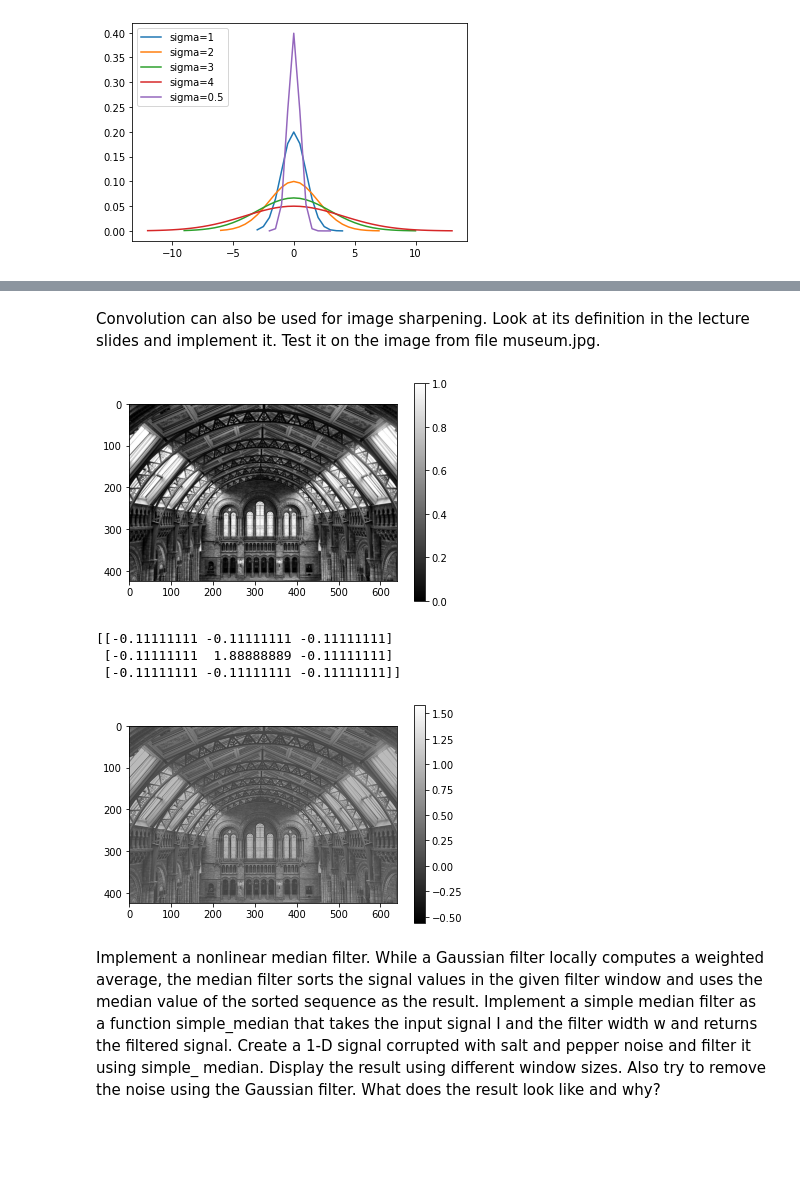
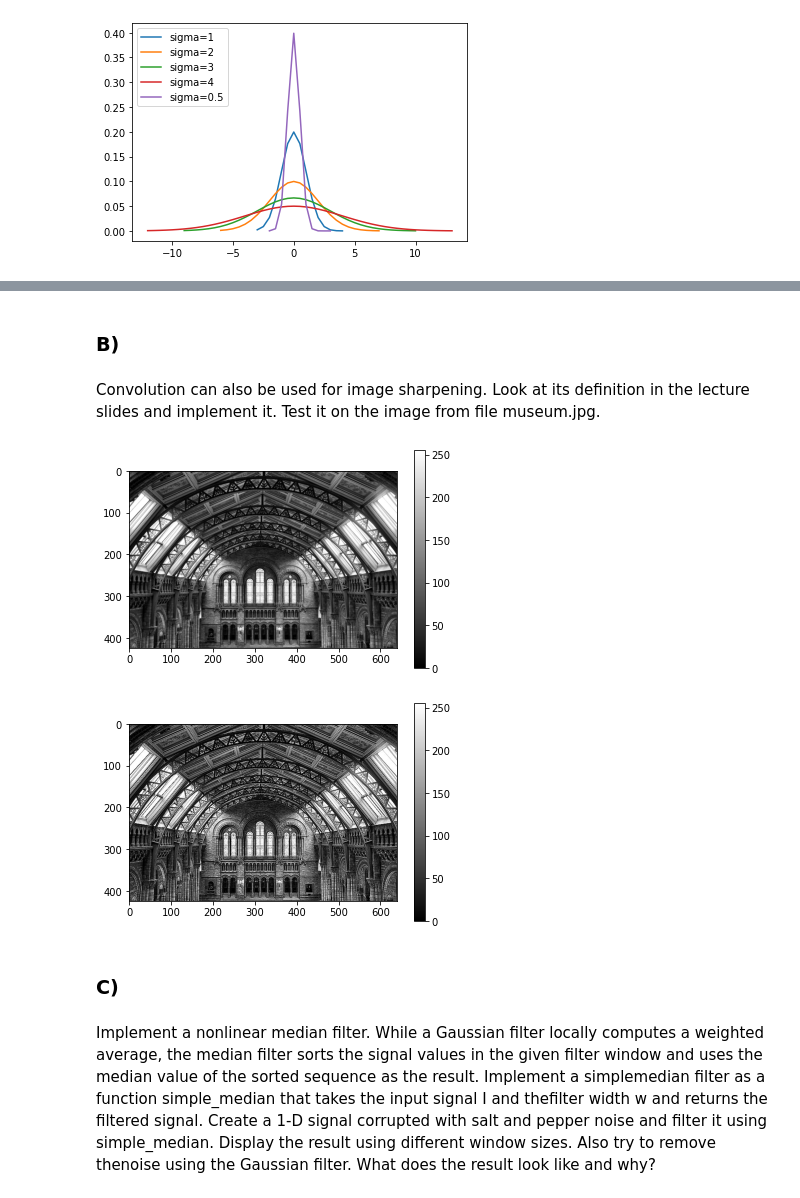
Before and after one commit to BlazBone/uz-vaje, a Jupyter notebook: assignment2/assignemnt.ipynb, the cells around one changed output, grey strips where cells are left out. Cells and saved outputs as stored; diff of their text form; code cells hidden in the pictures; blank space fills up the shorter version.

```diff
--- a/assignment2/assignemnt.ipynb
+++ b/assignment2/assignemnt.ipynb
@@ -493,38 +492,31 @@ salt and pepper noise, after filter
+# %% [markdown]
+### B)
 # %% [markdown]
 Convolution can also be used for image sharpening. Look at its definition in the
 lecture slides and implement it. Test it on the image from file museum.jpg.
 # %%
-image = imread_gray("./images/museum.jpg")
+image = cv2.imread("./images/museum.jpg", cv2.IMREAD_GRAYSCALE)
 imshow(image)
-shape = image.shape
 kernel = np.array([[0,0,0],[0,2,0],[0,0,0]]) - np.array([[1/9,1/9,1/9],[1/9,1/9,1/9],[1/9,1/9,1/9]])
-print(kernel)
+
 image = cv2.filter2D(image, -1, kernel)
+image = image.T
+image = cv2.filter2D(image, -1, kernel)
+image = image.T
 
-# kernel
-# image = simple_convolution(image.reshape(-1), kernel)
-
-# image = image.reshape(shape)
-# image = image.T
-# image = simple_convolution(image.reshape(-1), kernel)
-
-
-imshow(image.reshape(shape))
+imshow(image)
 # %% [output]
-[figure, old version]
+[figure, new version]
-[[-0.11111111 -0.11111111 -0.11111111]
- [-0.11111111  1.88888889 -0.11111111]
- [-0.11111111 -0.11111111 -0.11111111]]
-[figure, old version]
+[figure, new version]
+# %% [markdown]
+### C)
 # %% [markdown]
-Implement a nonlinear median filter. While a Gaussian filter locally computes a
-weighted average, the median filter sorts the signal values in the given filter window
-and uses the median value of the sorted sequence as the result. Implement a simple
-median filter as a function simple_median that takes the input signal I and the
-filter width w and returns the filtered signal.
-Create a 1-D signal corrupted with salt and pepper noise and filter it using simple_
-median. Display the result using different window sizes. Also try to remove the
-noise using the Gaussian filter. What does the result look like and why?
+Implement a nonlinear median filter. While a Gaussian filter locally computes a weighted average, </br>
+the median filter sorts the signal values in the given filter window and uses the median value of the </br>
+ sorted sequence as the result. Implement a simplemedian filter as a function simple_median that takes the </br>
+  input signal I and thefilter width w and returns the filtered signal. </br>
+Create a 1-D signal corrupted with salt and pepper noise and filter it using simple_median.  </br>
+Display the result using different window sizes. Also try to remove thenoise using the Gaussian filter. What does the result look like and why? </br>
 # %%
 def simple_median(signal,kernel_length):
   signal = np.pad(signal, kernel_length//2 + 1, mode="edge")
```
Also changed, not shown: parts of 28 cells of this notebook, 1 other file.
